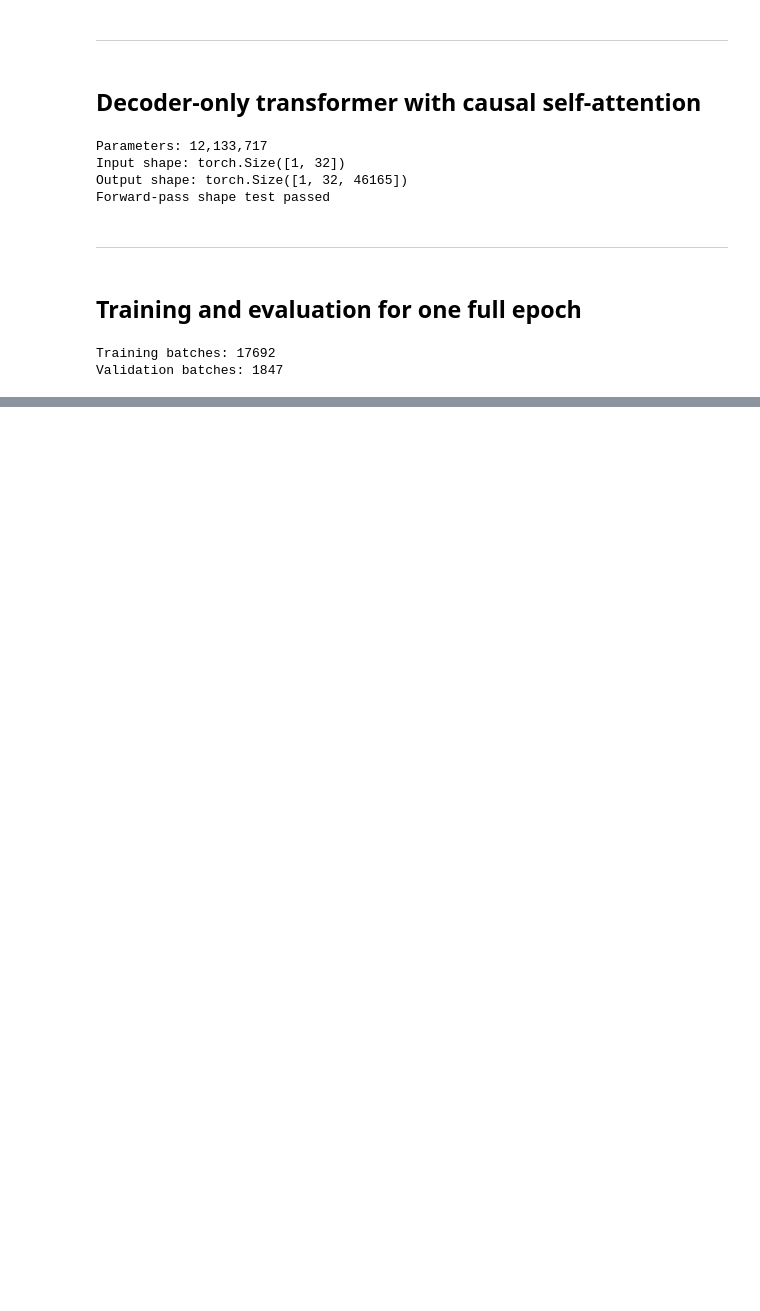
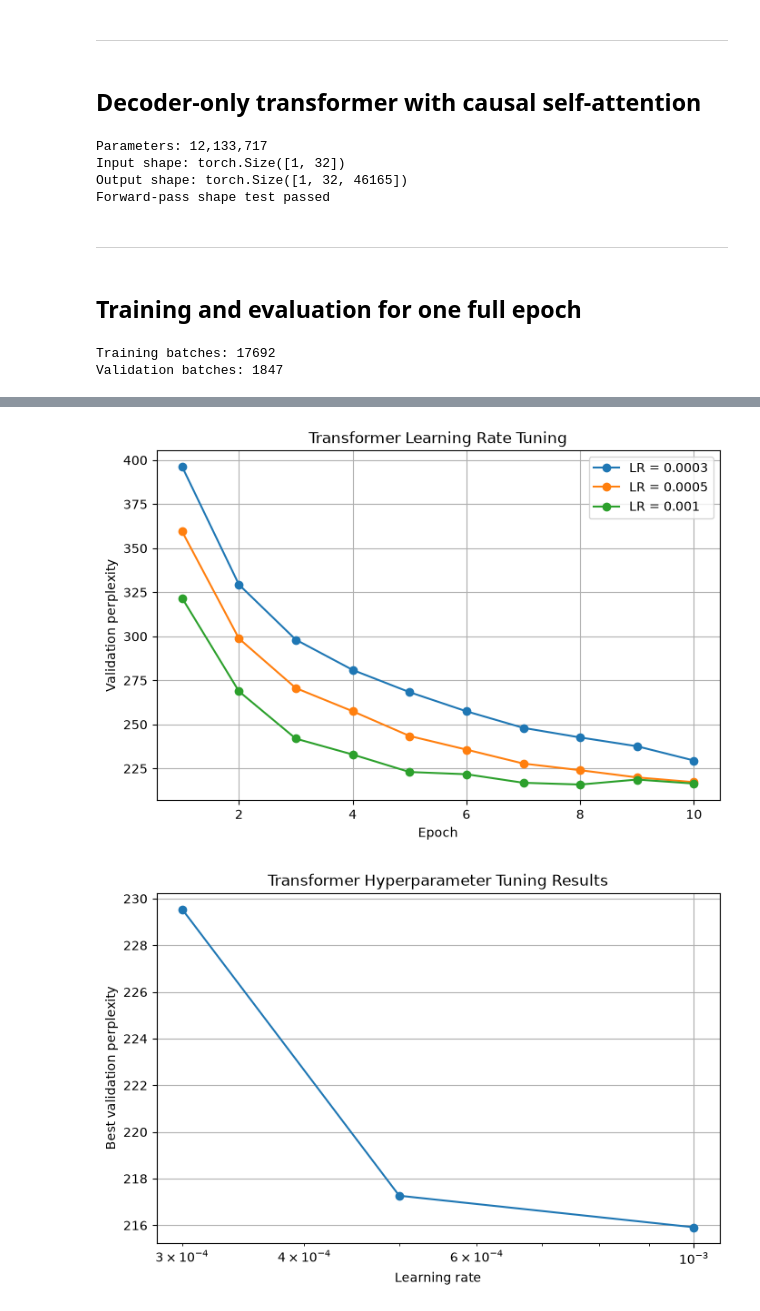
Before and after one commit to yegiVH/Smart-Autocomplete-Systems, a Jupyter notebook: notebooks/transformer.ipynb, the cells around one changed output, grey strips where cells are left out. Drawn from its saved outputs; the diff is of its cells as text; code cells hidden in the pictures; blank space fills up the shorter version.

```diff
--- a/notebooks/transformer.ipynb
+++ b/notebooks/transformer.ipynb
@@ -262,0 +518,36 @@ Validation batches: 1847
+# %%
+# Graph 1: Validation perplexity for each learning rate
+plt.figure(figsize=(8, 5))
+for lr in LEARNING_RATES:
+
+    history = histories[str(lr)]
+
+    epochs = [row["epoch"] for row in history]
+    val_ppl = [row["validation_perplexity"] for row in history]
+
+    plt.plot(epochs, val_ppl, marker="o", label=f"LR = {lr}")
+
+plt.xlabel("Epoch")
+plt.ylabel("Validation perplexity")
+plt.title("Transformer Learning Rate Tuning")
+plt.legend()
+plt.grid(True)
+plt.show()
+
+
+# Graph 2: Best perplexity for each learning rate
+learning_rates = tuning_df["learning_rate"]
+best_ppl = tuning_df["best_validation_perplexity"]
+
+plt.figure(figsize=(8, 5))
+plt.plot(learning_rates, best_ppl, marker="o")
+
+plt.xscale("log")
+plt.xlabel("Learning rate")
+plt.ylabel("Best validation perplexity")
+plt.title("Transformer Hyperparameter Tuning Results")
+plt.grid(True)
+plt.show()
+# %% [output]
+[figure, added]
+[figure, added]
```
Also changed, not shown: parts of 20 cells of this notebook, 7 other files.
